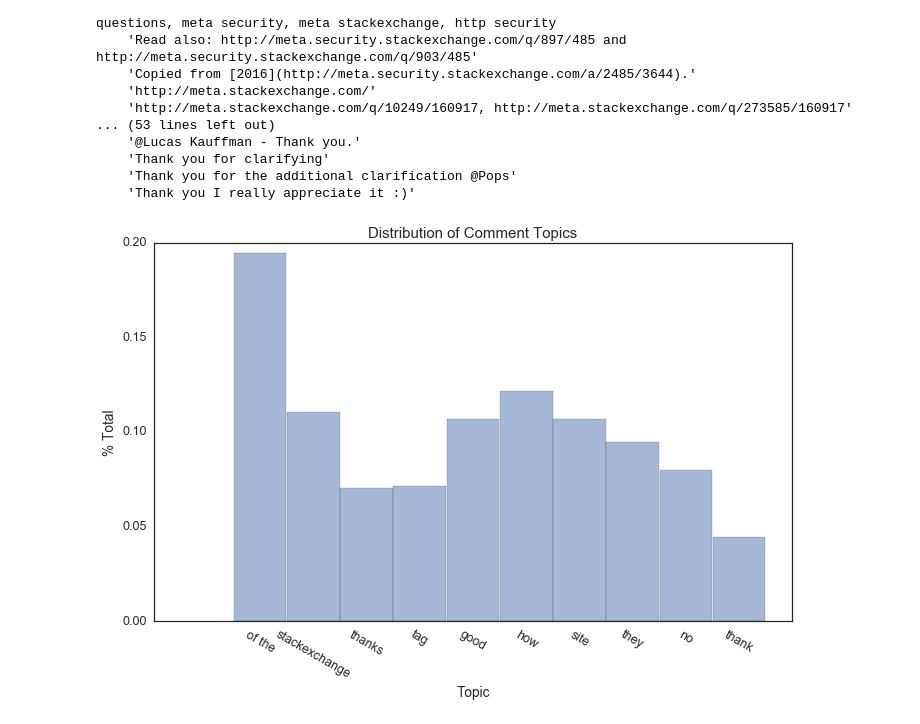
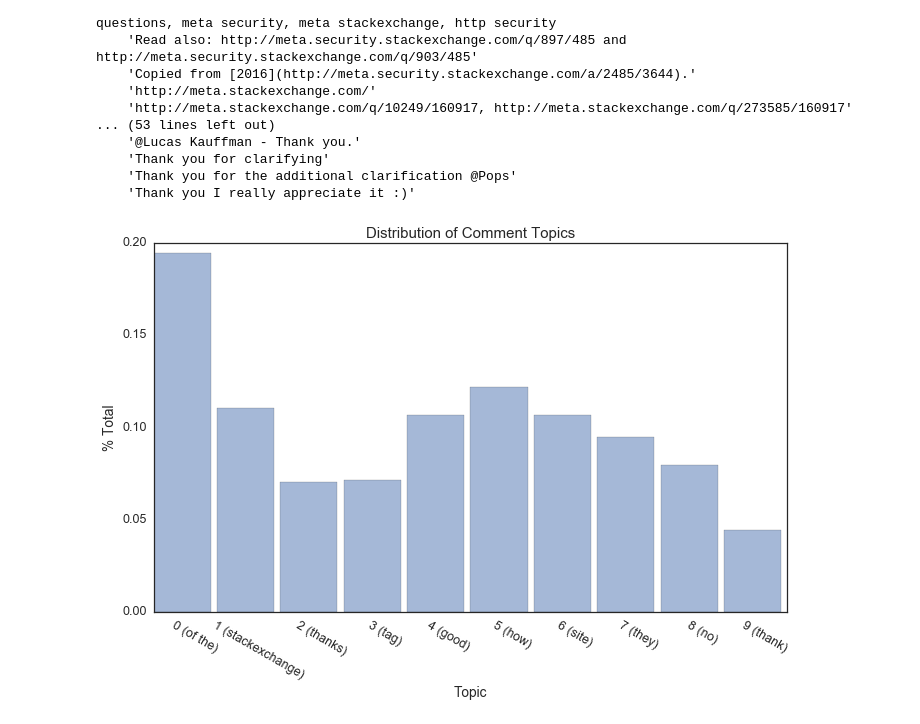
Before and after one commit to mattragoza/Infosec-data-science, a Jupyter notebook: main.ipynb, the cells around one changed output. Saved outputs shown, nothing was run; the diff lists cells and outputs as text; code cells hidden in the pictures.

```diff
--- a/main.ipynb
+++ b/main.ipynb
@@ -31,7 +31,7 @@ def plot_dist(x, title, xlabel, ylabel, figsize, log=False):
     fig, ax = plt.subplots(figsize=figsize)
     if log:
         log_x = np.log10(x)
-        bins = np.arange(0, int(np.max(log_x)), 1)
+        bins = np.arange(int(np.min(log_x)), int(np.max(log_x))+1, 1)
         sns.distplot(log_x[~np.isnan(log_x)], bins=bins, kde=False, ax=ax)
         ax.set_xticks(bins)
         ax.set_xticklabels('1e{}'.format(b) for b in bins)
@@ -51,8 +51,8 @@ def plot_bars(x, y, title, xlabel, ylabel, figsize):
     '''
     fig, ax = plt.subplots(figsize=figsize)
     x_pos =  np.arange(len(y))
-    ax.bar(x_pos, y, align='center', width=0.99, alpha=0.5, color=sns.color_palette()[0])
-    ax.set_xticks(x_pos)
+    ax.bar(x_pos, y, width=0.9, alpha=0.5, color=sns.color_palette()[0])
+    ax.set_xticks(x_pos+0.65)
     ax.set_xticklabels(x, rotation=-30)
     ax.set_title(title)
     ax.set_xlabel(xlabel)
@@ -296,14 +296,14 @@ Topic 1: stackexchange, stackexchange com, http, meta, security stackexchange, h
     'Thank you I really appreciate it :)'
 # %%
 # plot a distribution of the amount of each comment topic as a percentage of the total
-topic_labels = [t[0] for t in topic_feats]
+topic_labels = ['{} ({})'.format(i, t[0]) for i, t in enumerate(topic_feats)]
 topic_dist = np.sum(X_t, axis=0)/np.sum(X_t)
 
 fig = plot_bars(topic_labels, topic_dist, title='Distribution of Comment Topics',
                 xlabel='Topic', ylabel='% Total', figsize=(10,7))
 fig.show()
 # %% [output]
-[figure, old version]
+[figure, new version]
 # %% [markdown]
 # Next steps
 
```
Also changed, not shown: parts of 3 cells of this notebook.
